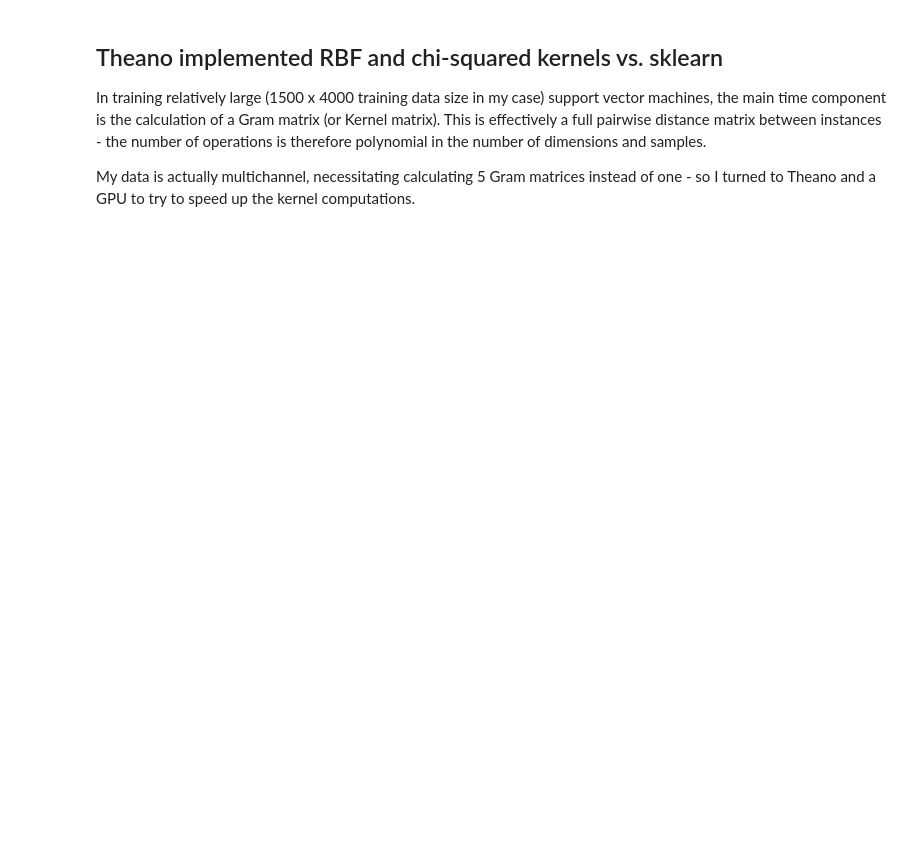
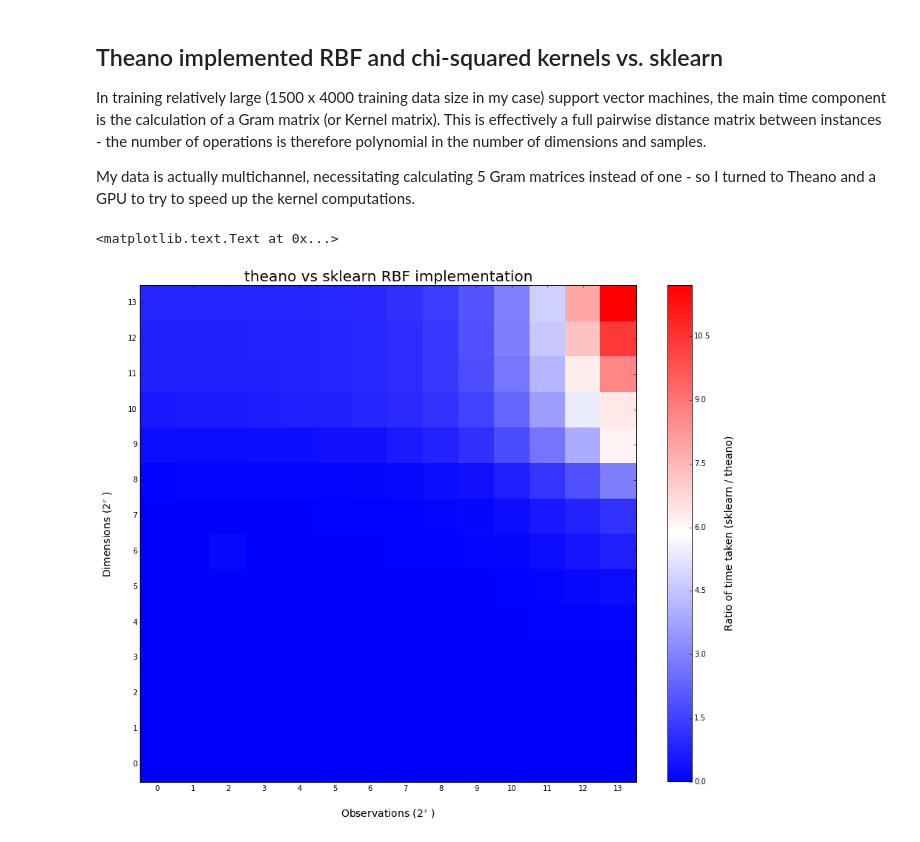
Before and after one commit to LCTPalmer/video_regression, a Jupyter notebook: code/ml_pl/rbf_gpu_vs_cpu_comparison.ipynb, the cells around one changed output. Saved outputs shown, nothing was run; the diff lists cells and outputs as text; code cells hidden in the pictures; blank space fills up the shorter version.

```diff
--- a/code/ml_pl/rbf_gpu_vs_cpu_comparison.ipynb
+++ b/code/ml_pl/rbf_gpu_vs_cpu_comparison.ipynb
@@ -111,2 +111,12 @@ def plot_heatmap(result_array, numerator_layer=1, denominator_layer=0, figsize=(
     return fig, ax
+# %%
+sk_layer=2
+th_layer=0
+data_rbf = result_array[:,:,sk_layer]/result_array[:,:,th_layer]
+
+fig, ax = plot_heatmap(data_rbf)
+ax.set_title('theano vs sklearn RBF implementation', fontdict={'fontsize': 20})
+# %% [output]
+<matplotlib.text.Text at 0x...>
+[figure, added]
 # %%
```
Also changed, not shown: parts of 8 cells of this notebook, 13 other files.
